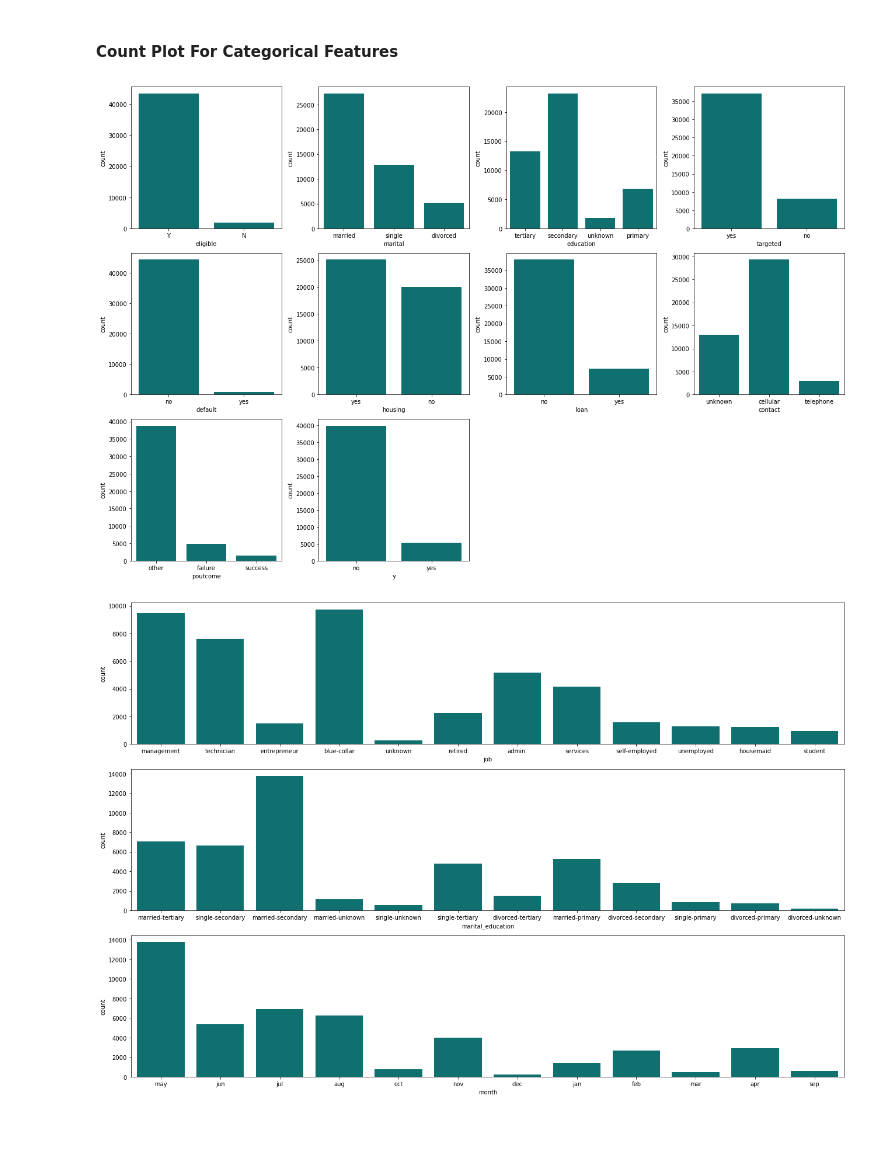
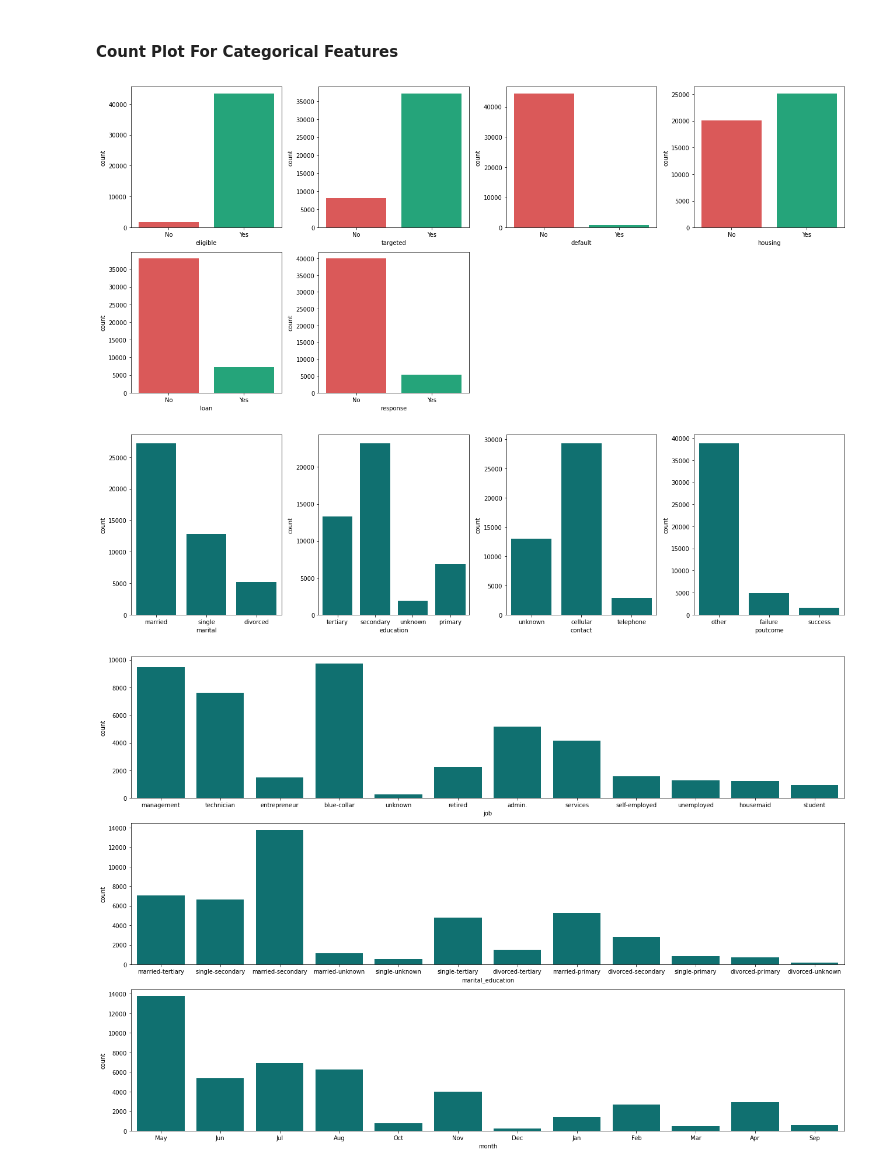
Before and after one commit to dendihandian/data-portfolio, a Jupyter notebook: bank-marketing/bank-marketing.ipynb, the cells around one changed output. Saved outputs shown, nothing was run; the diff lists cells and outputs as text; code cells hidden in the pictures; blank space fills up the shorter version.

Commit message:
changing color pallete

```diff
--- a/bank-marketing/bank-marketing.ipynb
+++ b/bank-marketing/bank-marketing.ipynb
@@ -154,0 +162,3 @@ array(['other', 'failure', 'success'], dtype=object)
+# %%
+df.drop('response', axis=1, inplace=True)
+df.rename(columns={'y': 'response'}, inplace=True)
@@ -201,9 +223,9 @@ plt.show();
 idf = df.select_dtypes(include='number')
 cols = idf.columns.to_list()
 
-plt.figure(figsize=(15, 5))
+plt.figure(figsize=(18, 10))
 for i in range(0, len(cols)):
-    plt.subplot(2, len(cols)/2, i+1)
+    plt.subplot(3, len(cols)/2, i+1)
     sns.distplot(df[cols[i]], color='teal')
     plt.tight_layout()
 
@@ -213,27 +235,39 @@ plt.show();
 # %% [markdown]
 #### Count Plot For Categorical Features
+# %%
+idf = df.select_dtypes(include='object')
+cols = idf.columns.to_list()
+
+more_group = []
+less_group = []
+binary_group = []
+for col in cols:
+    if (len(df[col].unique().tolist()) <= 2):
+        binary_group.append(col)
+    elif (len(df[col].unique().tolist()) <= 5):
+        less_group.append(col)
+    else:
+        more_group.append(col)
+# %%
+plt.figure(figsize=(18, 8))
+for i in range(0, len(binary_group)):
+    plt.subplot(len(binary_group) / 3, 4, i+1)
+    sns.countplot(df[binary_group[i]], color='teal', orient='v', palette=binary_pallete, order=['No', 'Yes'])
+    plt.tight_layout()
+
+plt.show();
+# %% [output]
+[figure, added]
 # %%
-idf = df.select_dtypes(include='object')
-cols = idf.columns.to_list()
-
-more_group = []
-less_group = []
-for col in cols:
-    if (len(df[col].unique().tolist()) > 5):
-        more_group.append(col)
-    else:
-        less_group.append(col)
-
-
-plt.figure(figsize=(18, 12))
+plt.figure(figsize=(18, 5))
 for i in range(0, len(less_group)):
     plt.subplot(len(less_group) / 3, 4, i+1)
     sns.countplot(df[less_group[i]], color='teal', orient='v')
     plt.tight_layout()
 
 plt.show();
 # %% [output]
-[figure, old version]
+[figure, new version]
 # %%
 plt.figure(figsize=(18, 12))
 for i in range(0, len(more_group)):
```
Also changed, not shown: parts of 15 cells of this notebook.
